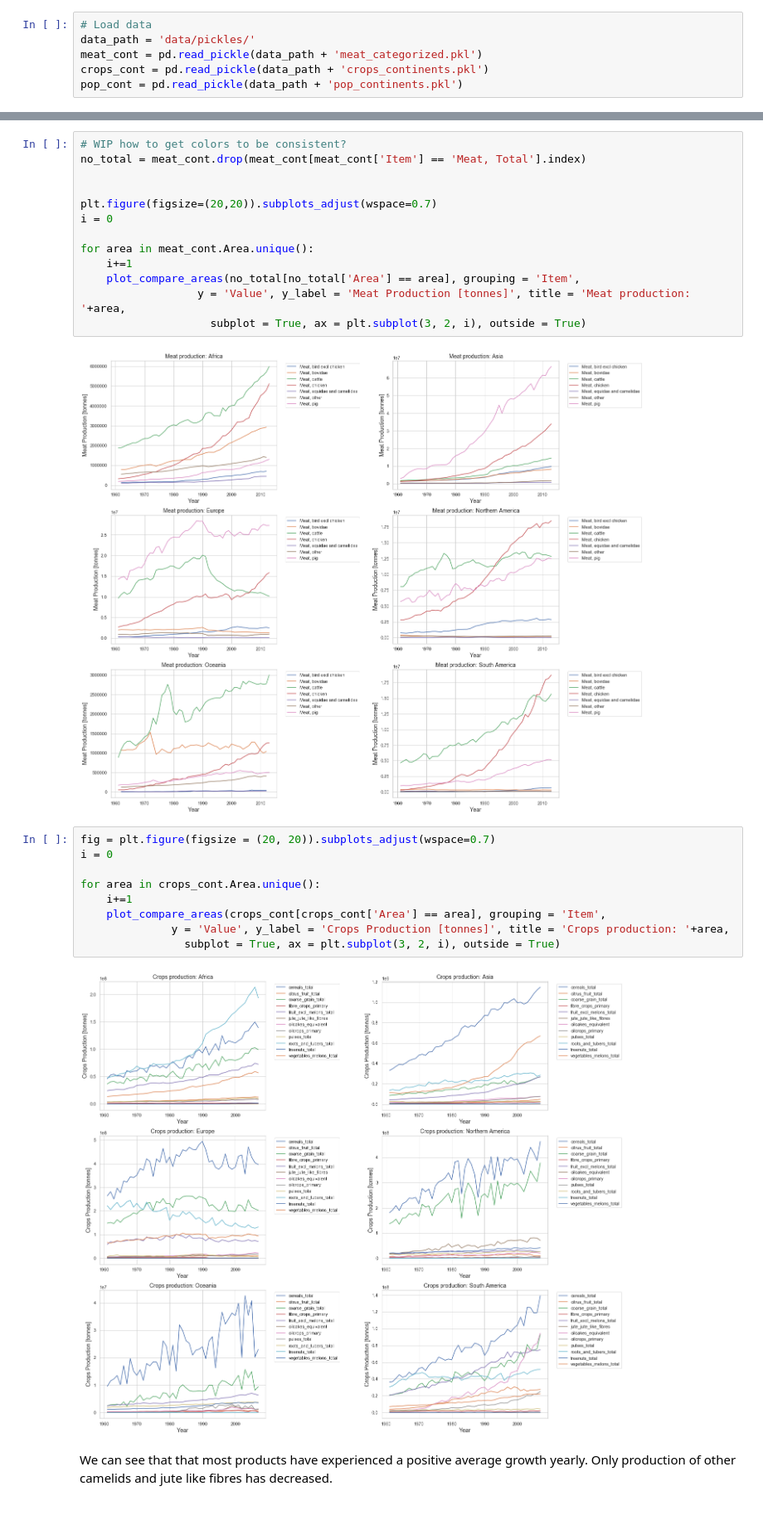
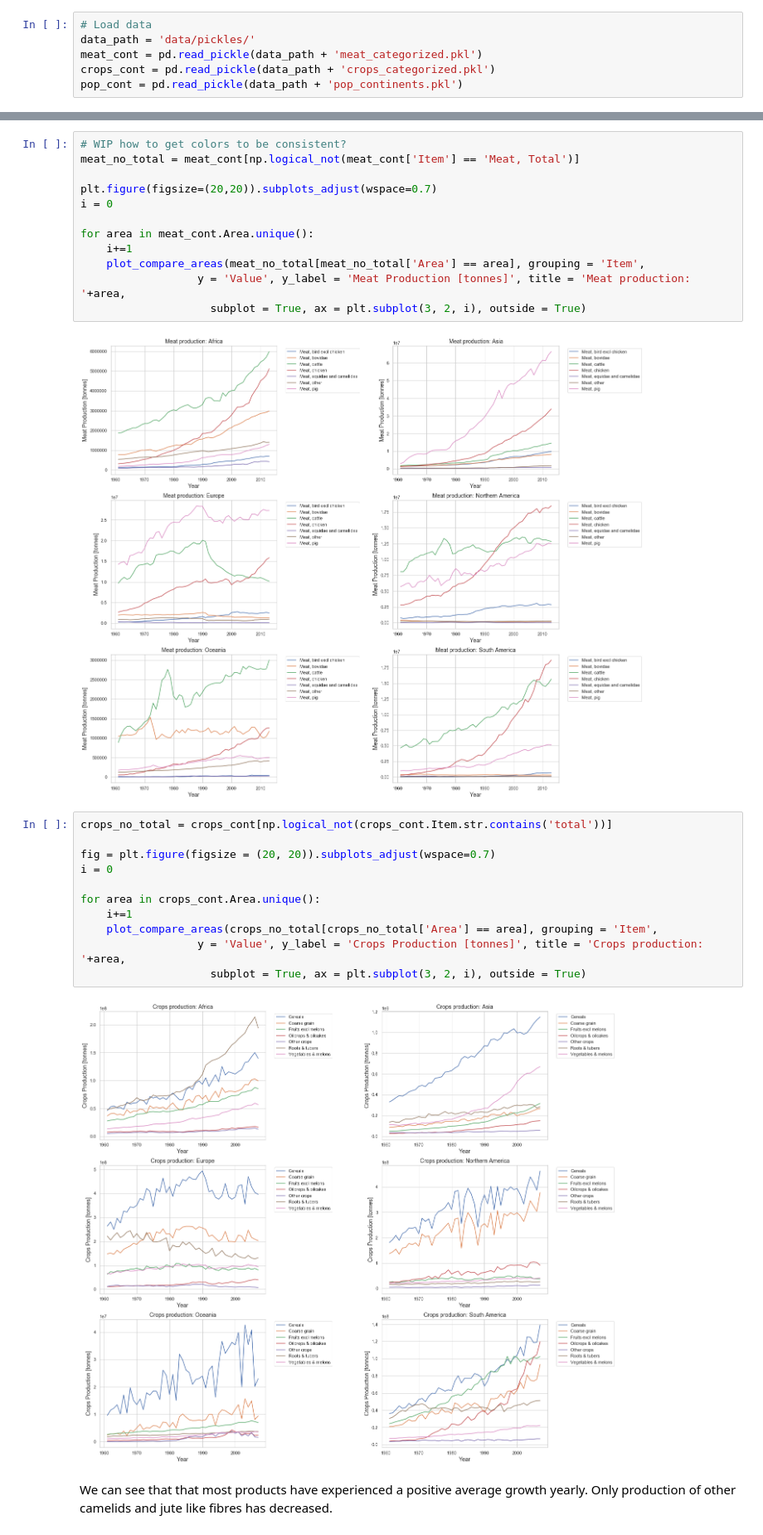
Before and after one commit to theodorhusefest/ADA-2019-project1-sovellettu-tiedon-analysoint, a Jupyter notebook: milestone_3.ipynb, the cells around one changed output, grey strips where cells are left out. Shown at 83% size. Saved outputs shown, nothing was run; the diff lists cells and outputs as text.

Commit message:
Crops categorization and q1 update

```diff
--- a/milestone_3.ipynb
+++ b/milestone_3.ipynb
@@ -25,7 +25,7 @@ We will follow these steps:
 # Load data
 data_path = 'data/pickles/'
 meat_cont = pd.read_pickle(data_path + 'meat_categorized.pkl')
-crops_cont = pd.read_pickle(data_path + 'crops_continents.pkl')
+crops_cont = pd.read_pickle(data_path + 'crops_categorized.pkl')
 pop_cont = pd.read_pickle(data_path + 'pop_continents.pkl')
 # %%
 from imp import reload
@@ -126,29 +131,30 @@ Text(0.5, 1.0, 'Mean yearly (%) increase of different crops')
 # %%
 # WIP how to get colors to be consistent?
-no_total = meat_cont.drop(meat_cont[meat_cont['Item'] == 'Meat, Total'].index)
-
+meat_no_total = meat_cont[np.logical_not(meat_cont['Item'] == 'Meat, Total')]
 
 plt.figure(figsize=(20,20)).subplots_adjust(wspace=0.7)
 i = 0
 
 for area in meat_cont.Area.unique():
     i+=1
-    plot_compare_areas(no_total[no_total['Area'] == area], grouping = 'Item',
+    plot_compare_areas(meat_no_total[meat_no_total['Area'] == area], grouping = 'Item',
                   y = 'Value', y_label = 'Meat Production [tonnes]', title = 'Meat production: '+area,
                     subplot = True, ax = plt.subplot(3, 2, i), outside = True)
 # %% [output]
 [figure]
 # %%
+crops_no_total = crops_cont[np.logical_not(crops_cont.Item.str.contains('total'))]
+
 fig = plt.figure(figsize = (20, 20)).subplots_adjust(wspace=0.7)
 i = 0
 
 for area in crops_cont.Area.unique():
     i+=1
-    plot_compare_areas(crops_cont[crops_cont['Area'] == area], grouping = 'Item',
-              y = 'Value', y_label = 'Crops Production [tonnes]', title = 'Crops production: '+area,
-                subplot = True, ax = plt.subplot(3, 2, i), outside = True)
+    plot_compare_areas(crops_no_total[crops_no_total['Area'] == area], grouping = 'Item',
+                  y = 'Value', y_label = 'Crops Production [tonnes]', title = 'Crops production: '+area,
+                    subplot = True, ax = plt.subplot(3, 2, i), outside = True)
 # %% [output]
-[figure, old version]
+[figure, new version]
 # %% [markdown]
 We can see that that most products have experienced a positive average growth yearly. Only production of other camelids and jute like fibres has decreased.
 # %% [markdown]
```
Also changed, not shown: parts of 3 cells of this notebook, 4 other files.
